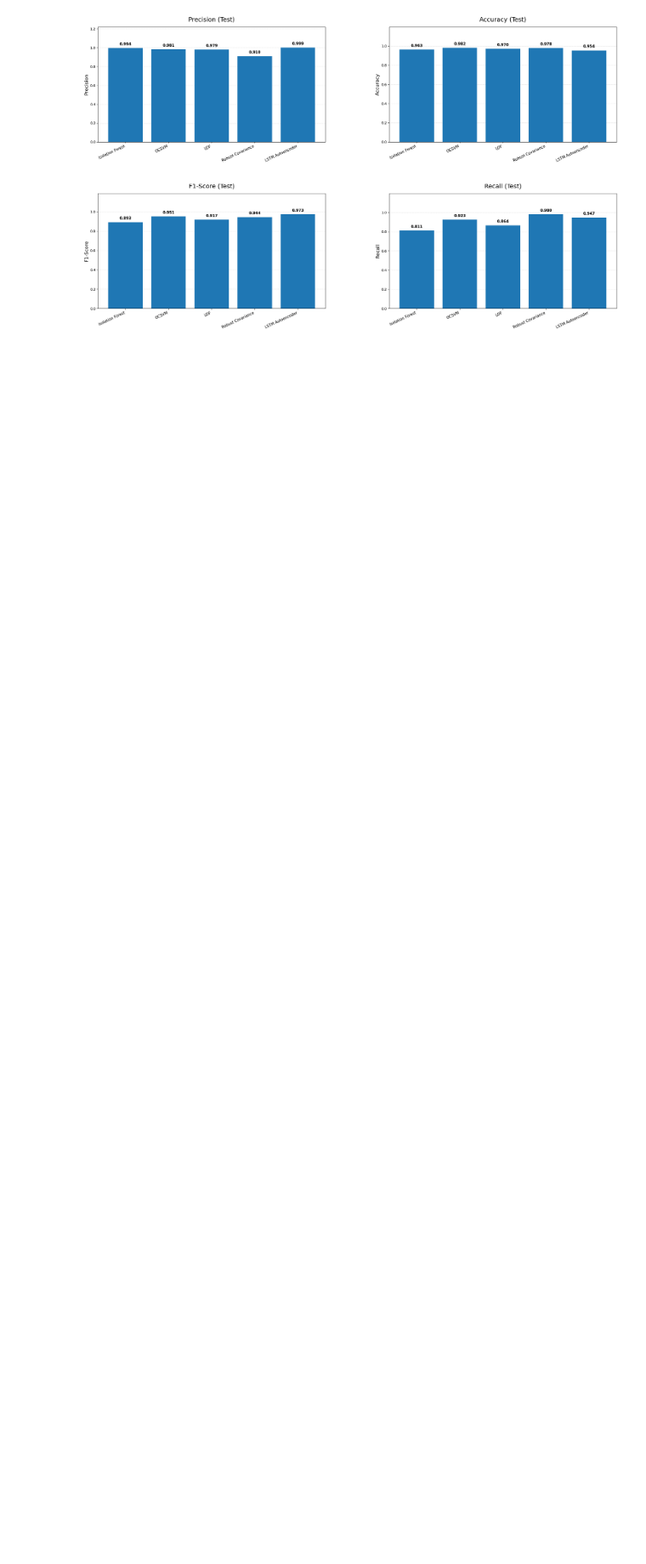
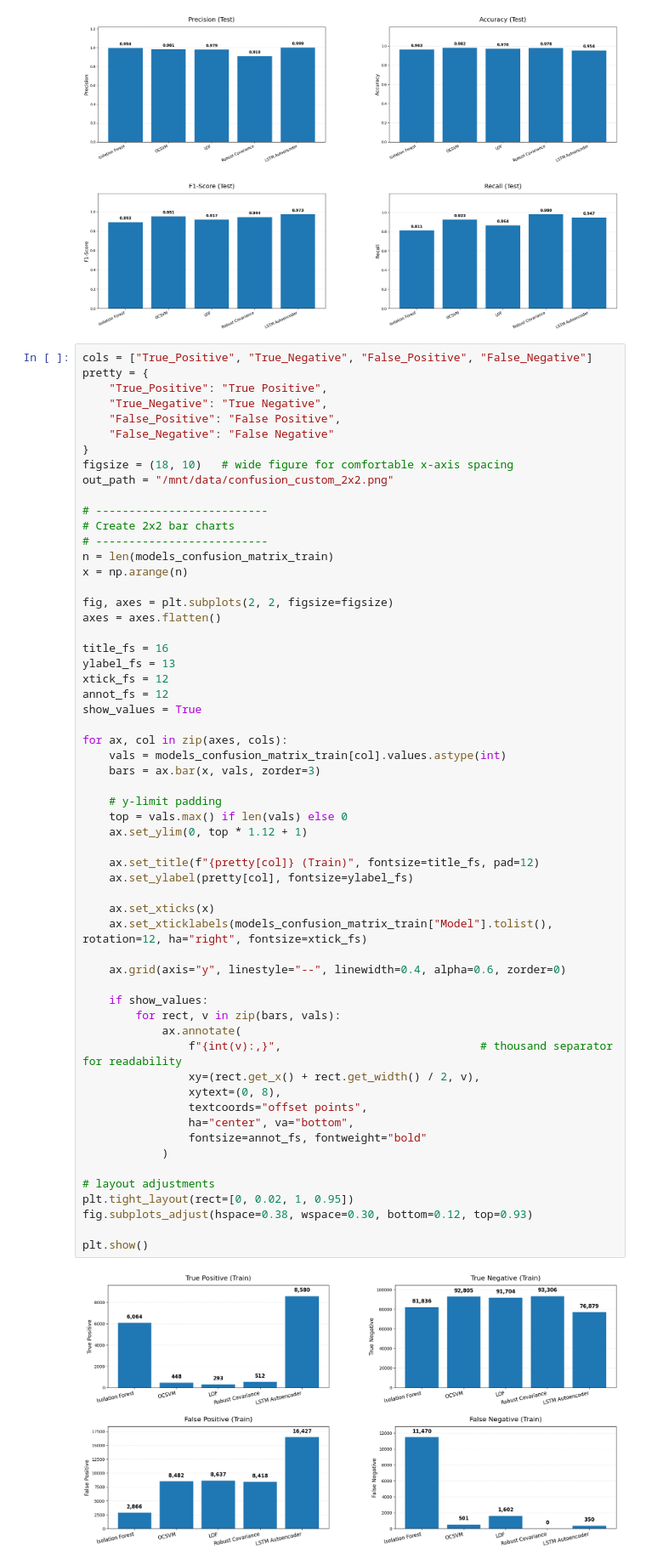
Before and after one commit to santyxd3000/Undergraduate-Project, a Jupyter notebook: Graph_Notebook.ipynb, the cells around one changed output. Shown at 85% size. Drawn from its saved outputs; the diff is of its cells as text; blank space fills up the shorter version.

Commit message:
All metrics bar plots saved

```diff
--- a/Graph_Notebook.ipynb
+++ b/Graph_Notebook.ipynb
@@ -516,3 +516,63 @@ plt.tight_layout(rect=[0, 0.02, 1, 0.94])
 fig.subplots_adjust(hspace=0.45, wspace=0.28, bottom=0.10, top=0.92)
 # %% [output]
 [figure]
+# %%
+cols = ["True_Positive", "True_Negative", "False_Positive", "False_Negative"]
+pretty = {
+    "True_Positive": "True Positive",
+    "True_Negative": "True Negative",
+    "False_Positive": "False Positive",
+    "False_Negative": "False Negative"
+}
+figsize = (18, 10)   # wide figure for comfortable x-axis spacing
+out_path = "/mnt/data/confusion_custom_2x2.png"
+
+# --------------------------
+# Create 2x2 bar charts
+# --------------------------
+n = len(models_confusion_matrix_train)
+x = np.arange(n)
+
+fig, axes = plt.subplots(2, 2, figsize=figsize)
+axes = axes.flatten()
+
+title_fs = 16
+ylabel_fs = 13
+xtick_fs = 12
+annot_fs = 12
+show_values = True
+
+for ax, col in zip(axes, cols):
+    vals = models_confusion_matrix_train[col].values.astype(int)
+    bars = ax.bar(x, vals, zorder=3)
+
+    # y-limit padding
+    top = vals.max() if len(vals) else 0
+    ax.set_ylim(0, top * 1.12 + 1)
+
+    ax.set_title(f"{pretty[col]} (Train)", fontsize=title_fs, pad=12)
+    ax.set_ylabel(pretty[col], fontsize=ylabel_fs)
+
+    ax.set_xticks(x)
+    ax.set_xticklabels(models_confusion_matrix_train["Model"].tolist(), rotation=12, ha="right", fontsize=xtick_fs)
+
+    ax.grid(axis="y", linestyle="--", linewidth=0.4, alpha=0.6, zorder=0)
+
+    if show_values:
+        for rect, v in zip(bars, vals):
+            ax.annotate(
+                f"{int(v):,}",                              # thousand separator for readability
+                xy=(rect.get_x() + rect.get_width() / 2, v),
+                xytext=(0, 8),
+                textcoords="offset points",
+                ha="center", va="bottom",
+                fontsize=annot_fs, fontweight="bold"
+            )
+
+# layout adjustments
+plt.tight_layout(rect=[0, 0.02, 1, 0.95])
+fig.subplots_adjust(hspace=0.38, wspace=0.30, bottom=0.12, top=0.93)
+
+plt.show()
+# %% [output]
+[figure, added]
```
Also changed, not shown: parts of 1 cell of this notebook.
